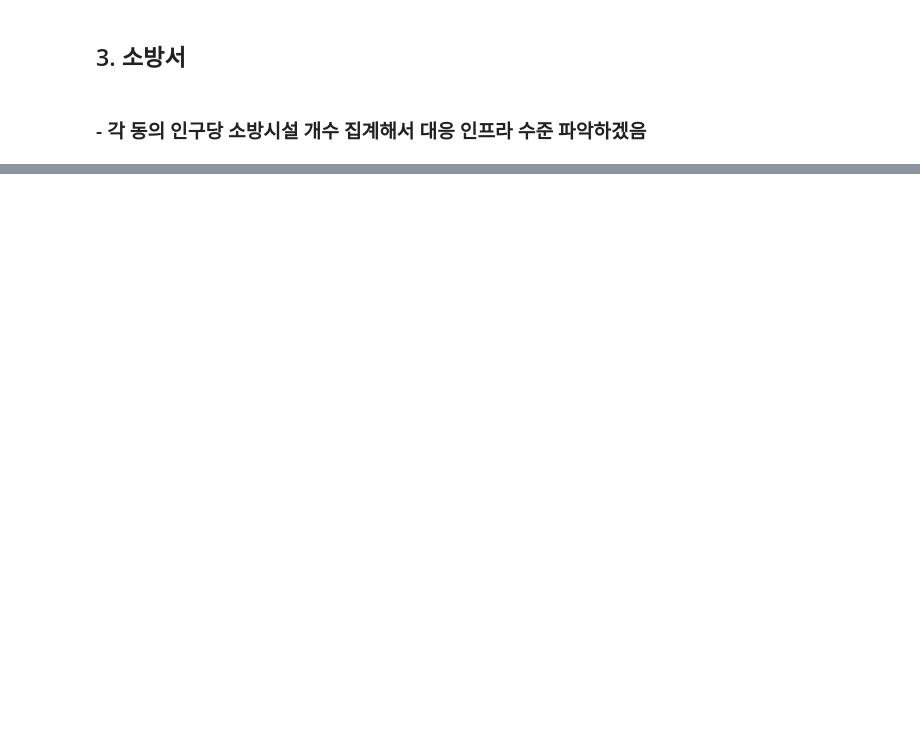
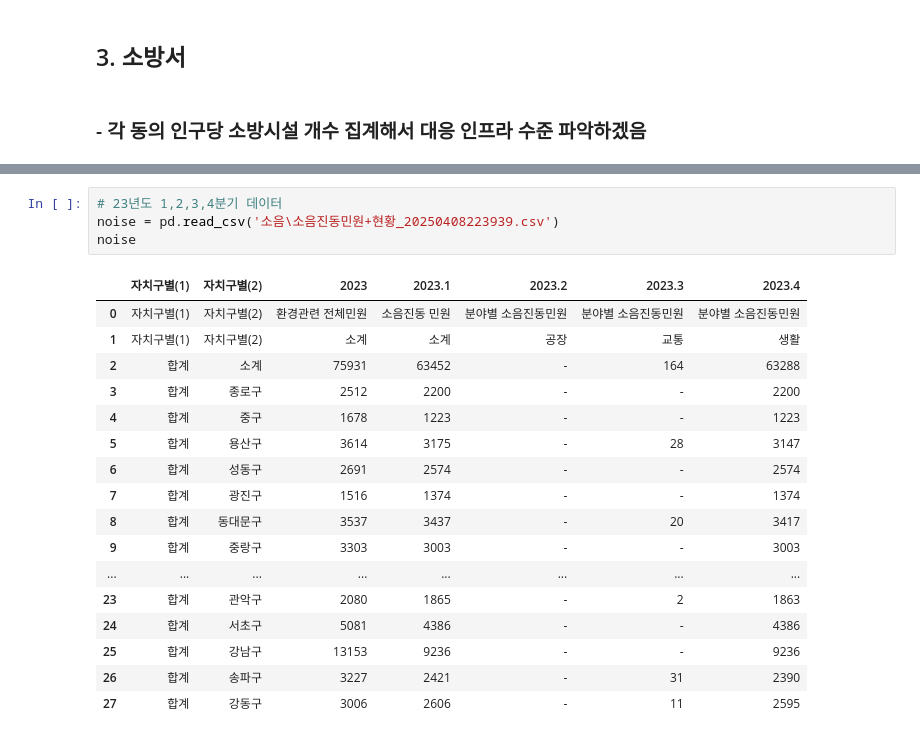
Before and after one commit to Jugiyul/village-data, a Jupyter notebook: merge.ipynb, the cells around one changed output, grey strips where cells are left out. Drawn from its saved outputs; the diff is of its cells as text; blank space fills up the shorter version.

```diff
--- a/merge.ipynb
+++ b/merge.ipynb
@@ -580,0 +388,22 @@ FileNotFoundError: [Errno 2] No such file or directory: '서울시 행정동별
+# %%
+# 23년도 1,2,3,4분기 데이터
+noise = pd.read_csv('소음\소음진동민원+현황_20250408223939.csv')
+noise
+# %% [output]
+|  | 자치구별(1) | 자치구별(2) | 2023 | 2023.1 | 2023.2 | 2023.3 | 2023.4 |
+| 0 | 자치구별(1) | 자치구별(2) | 환경관련 전체민원 | 소음진동 민원 | 분야별 소음진동민원 | 분야별 소음진동민원 | 분야별 소음진동민원 |
+| 1 | 자치구별(1) | 자치구별(2) | 소계 | 소계 | 공장 | 교통 | 생활 |
+| 2 | 합계 | 소계 | 75931 | 63452 | - | 164 | 63288 |
+| 3 | 합계 | 종로구 | 2512 | 2200 | - | - | 2200 |
+| 4 | 합계 | 중구 | 1678 | 1223 | - | - | 1223 |
+| 5 | 합계 | 용산구 | 3614 | 3175 | - | 28 | 3147 |
+| 6 | 합계 | 성동구 | 2691 | 2574 | - | - | 2574 |
+| 7 | 합계 | 광진구 | 1516 | 1374 | - | - | 1374 |
+| 8 | 합계 | 동대문구 | 3537 | 3437 | - | 20 | 3417 |
+| 9 | 합계 | 중랑구 | 3303 | 3003 | - | - | 3003 |
+| ... | ... | ... | ... | ... | ... | ... | ... |
+| 23 | 합계 | 관악구 | 2080 | 1865 | - | 2 | 1863 |
+| 24 | 합계 | 서초구 | 5081 | 4386 | - | - | 4386 |
+| 25 | 합계 | 강남구 | 13153 | 9236 | - | - | 9236 |
+| 26 | 합계 | 송파구 | 3227 | 2421 | - | 31 | 2390 |
+| 27 | 합계 | 강동구 | 3006 | 2606 | - | 11 | 2595 |
```
Also changed, not shown: parts of 32 cells of this notebook.
